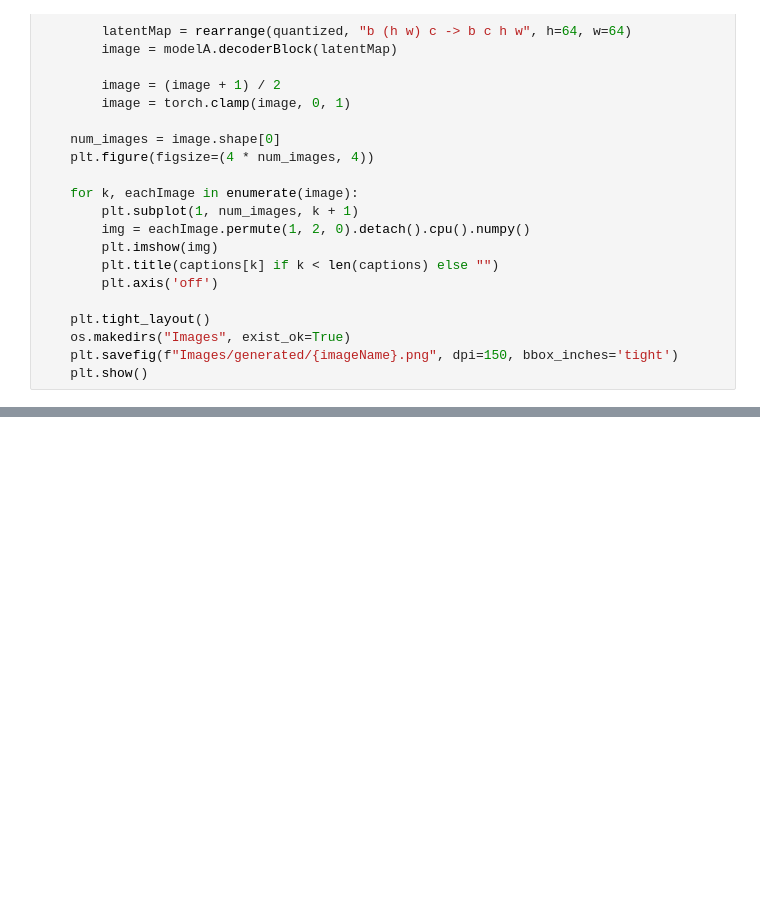
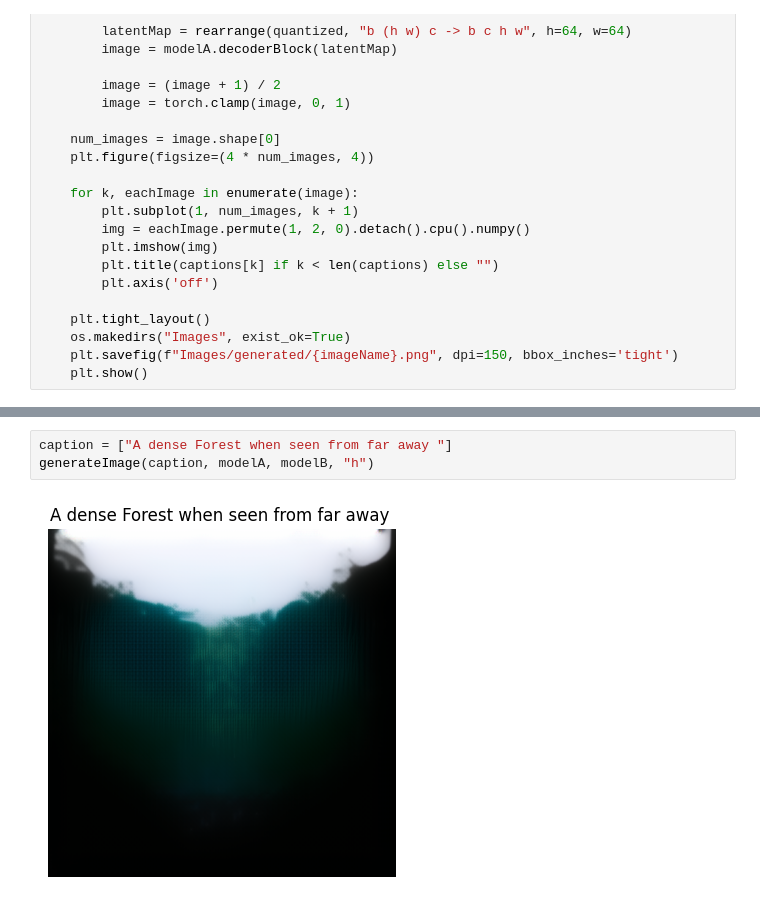
Before and after one commit to Ishushan02/Hybrid-Architecture-T2I, a Jupyter notebook: 10_ModelBTest.ipynb, the cells around one changed output, grey strips where cells are left out. Drawn from its saved outputs; the diff is of its cells as text; blank space fills up the shorter version.

```diff
--- a/10_ModelBTest.ipynb
+++ b/10_ModelBTest.ipynb
@@ -634,0 +635,5 @@ generateImage(caption, modelA, modelB, "scenary-e7")
+# %%
+caption = ["A dense Forest when seen from far away "]
+generateImage(caption, modelA, modelB, "h")
+# %% [output]
+[figure, added]
```
Also changed, not shown: parts of 4 cells of this notebook.
